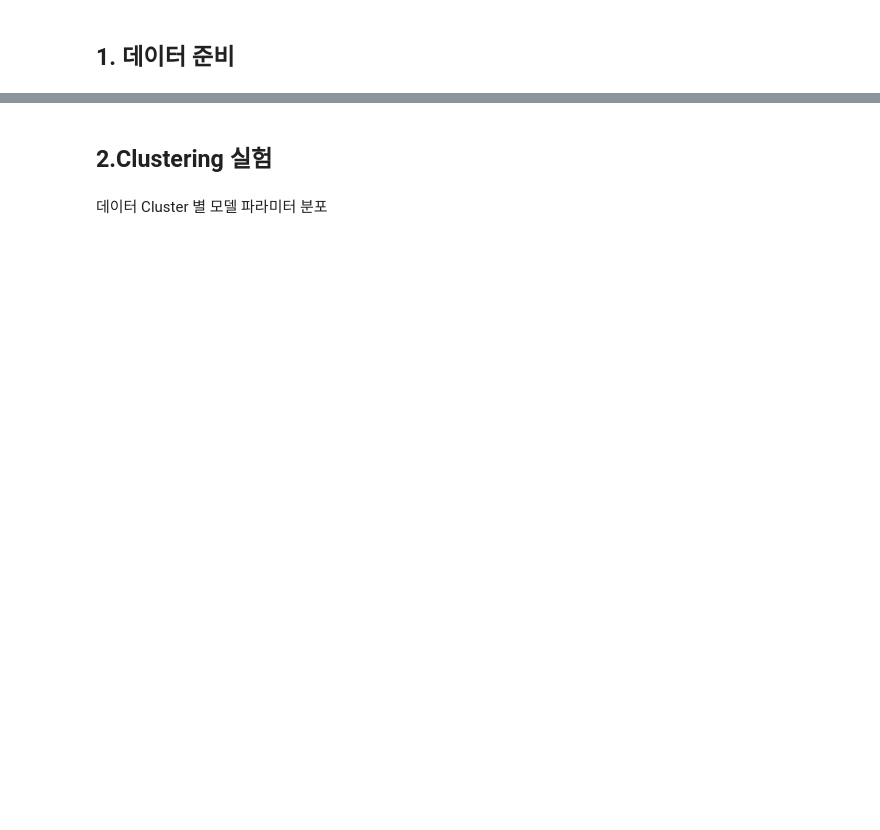
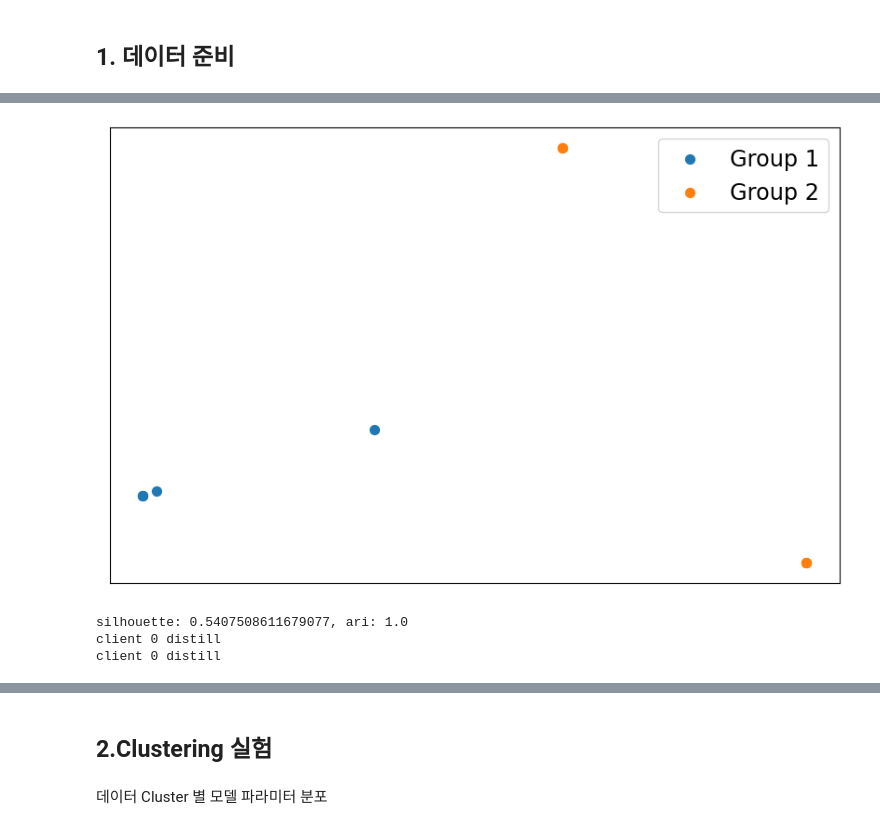
Before and after one commit to yangbaechu/FD-with-Label-Based-Group-Structure, a Jupyter notebook: FedCD.ipynb, the cells around one changed output, grey strips where cells are left out. Cells and saved outputs as stored; diff of their text form; code cells hidden in the pictures; blank space fills up the shorter version.

Commit message:
Final Acc experiment on CIFAR10

```diff
--- a/FedCD.ipynb
+++ b/FedCD.ipynb
@@ -44,8 +44,8 @@ NUMBER_OF_CLUSTER = 3
 ALPHA = 0.1
 device = "cuda" if torch.cuda.is_available() else "cpu"
 # %%
-# data = datasets.CIFAR10(root="CIFAR10/", download=False)
-data = datasets.MNIST(root="MNIST/", download=False)
+data = datasets.CIFAR10(root="CIFAR10/", download=True)
+# data = datasets.MNIST(root="MNIST/", download=False)
 idcs = np.random.permutation(len(data))
 
 def cluster(server, clients, number_of_cluster):
@@ -491,7 +399,7 @@ def cluster_train_result_exp(n_clients, total_client_data, distill_data, number_
 
     classifiers_state = copy_classifiers(clients)
 
-    new_client_acc, new_cluster_accs, new_global_acc = distill_with_cluster_logit(server, clients, client_logits, global_logits, number_of_cluster, server_idcs, cluster_distribution, t)
+    new_client_acc, new_cluster_accs, new_global_acc, silhouette, ari = distill_with_cluster_logit(server, clients, client_logits, global_logits, number_of_cluster, server_idcs, cluster_distribution, t)
 
 
     for i, client in enumerate(clients):
@@ -510,7 +418,7 @@ def cluster_train_result_exp(n_clients, total_client_data, distill_data, number_
 
     print(f'acc after global distill: {client_accs[1]}, {cluster_accs[1]}, {global_accs[1]}')
     print(f'acc after cluster distill: {client_accs[-1]}, {cluster_accs[-1]}, {global_accs[-1]}')
-    return client_accs, cluster_accs, global_accs
+    return client_accs, cluster_accs, global_accs, silhouette, ari
 
 def clustering_exp(n_clients, total_client_data, distill_data, number_of_cluster, cluster_distribution, instance_per_class, instance_per_minor_class, instances_per_class_per_client, t):
 
@@ -734,30 +504,42 @@ instance_per_minor_classes = [4, 7, 14, 21, 29, 36]
 # %%
-# # Initialize empty DataFrames to store results with multi-level columns
-# multi_col = pd.MultiIndex.from_product([range(1, 6), ['before_distill', 'global_distill', 'cluster_distill']], names=['class_per_cluster', 'Metric'])
-# df_client_accs = pd.DataFrame(columns=multi_col)
-# df_cluster_accs = pd.DataFrame(columns=multi_col)
-# df_global_accs = pd.DataFrame(columns=multi_col)
+# Initialize empty DataFrames to store results with multi-level columns
+t_values = [1, 1.5, 2, 2.5, 3, 3.5, 4]
+multi_col = pd.MultiIndex.from_product([t_values, ['before_distill', 'global_distill', 'cluster_distill']], names=['t_value', 'Metric'])
+df_client_accs = pd.DataFrame(columns=multi_col)
+df_cluster_accs = pd.DataFrame(columns=multi_col)
+df_global_accs = pd.DataFrame(columns=multi_col)
+df_metrics = pd.DataFrame(columns=['t_value', 'Silhouette', 'ARI'])  # New DataFrame for silhouette and ARI
 
-# # Iterate over different cluster_count values
-# for cluster_count in [2, 4, 6, 8, 10]:
-#     # Iterate over different class_per_cluster values
-#     for class_per_cluster in range(1, 6):
-#         n_clients = cluster_count * 5
-#         instances_per_class_per_client = get_combination(cluster_count, class_per_cluster)
-#         print(instances_per_class_per_client)
-#         # Replace with your actual cluster_train_result_exp function
-#         client_accs, cluster_accs, global_accs = cluster_train_result_exp(
-#         n_clients, 50000, 5000, cluster_count, [1/cluster_count] * cluster_count, 50, instances_per_class_per_client, 2
-#     )
-#         # Update DataFrame
-#         df_client_accs.loc[cluster_count, (class_per_cluster, 'before_distill')] = client_accs[0]
-#         df_client_accs.loc[cluster_count, (class_per_cluster, 'global_distill')] = client_accs[1]
-#         df_client_accs.loc[cluster_count, (class_per_cluster, 'cluster_distill')] = client_accs[2]
+# Iterate over different cluster_count values
+for cluster_count in [2, 4, 6, 8]:
+    # Fixed class_per_cluster to 2
+    class_per_cluster = 2
+    n_clients = cluster_count * 5
+    instances_per_class_per_client = get_combination(cluster_count, class_per_cluster)
 
-#         df_cluster_accs.loc[cluster_count, (class_per_cluster, 'before_distill')] = cluster_accs[0]
-#         df_cluster_accs.loc[cluster_count, (class_per_cluster, 'global_distill')] = cluster_accs[1]
-#         df_cluster_accs.loc[cluster_count, (class_per_cluster, 'cluster_distill')] = cluster_accs[2]
+    # Iterate over different t values
+    for t in t_values:
+        # Replace with your actual cluster_train_result_exp function
+        client_accs, cluster_accs, global_accs, silhouette, ari = cluster_train_result_exp(
+            n_clients, 40000, 4000, cluster_count, [1/cluster_count] * cluster_count, 100, instances_per_class_per_client, t
+        )
 
-#         df_global_accs.loc[cluster_count, (class_per_cluster, 'before_distill')] = global_accs[0]
-#         df_global_accs.loc[cluster_count, (class_per_cluster, 'global_distill')] = global_accs[1]
-#         df_global_accs.loc[cluster_count, (class_per_cluster, 'cluster_distill')] = global_accs[2]
+        # Update DataFrame
+        experiment_key = f"{cluster_count}_{t}"  # Unique key for each experiment
+        df_client_accs.loc[experiment_key, (t, 'before_distill')] = client_accs[0]
+        df_client_accs.loc[experiment_key, (t, 'global_distill')] = client_accs[1]
+        df_client_accs.loc[experiment_key, (t, 'cluster_distill')] = client_accs[2]
+
+        df_cluster_accs.loc[experiment_key, (t, 'before_distill')] = cluster_accs[0]
+        df_cluster_accs.loc[experiment_key, (t, 'global_distill')] = cluster_accs[1]
+        df_cluster_accs.loc[experiment_key, (t, 'cluster_distill')] = cluster_accs[2]
+
+        df_global_accs.loc[experiment_key, (t, 'before_distill')] = global_accs[0]
+        df_global_accs.loc[experiment_key, (t, 'global_distill')] = global_accs[1]
+        df_global_accs.loc[experiment_key, (t, 'cluster_distill')] = global_accs[2]
+
+        # Save silhouette and ARI
+        df_metrics.loc[experiment_key, 't_value'] = t
+        df_metrics.loc[experiment_key, 'Silhouette'] = silhouette
+        df_metrics.loc[experiment_key, 'ARI'] = ari
+# %% [output]
@@ -763,0 +563,4 @@ instance_per_minor_classes = [4, 7, 14, 21, 29, 36]
+[figure, added]
+silhouette: 0.5407508611679077, ari: 1.0
+client 0 distill
+client 0 distill
```
Also changed, not shown: parts of 37 cells of this notebook, 3 other files.
